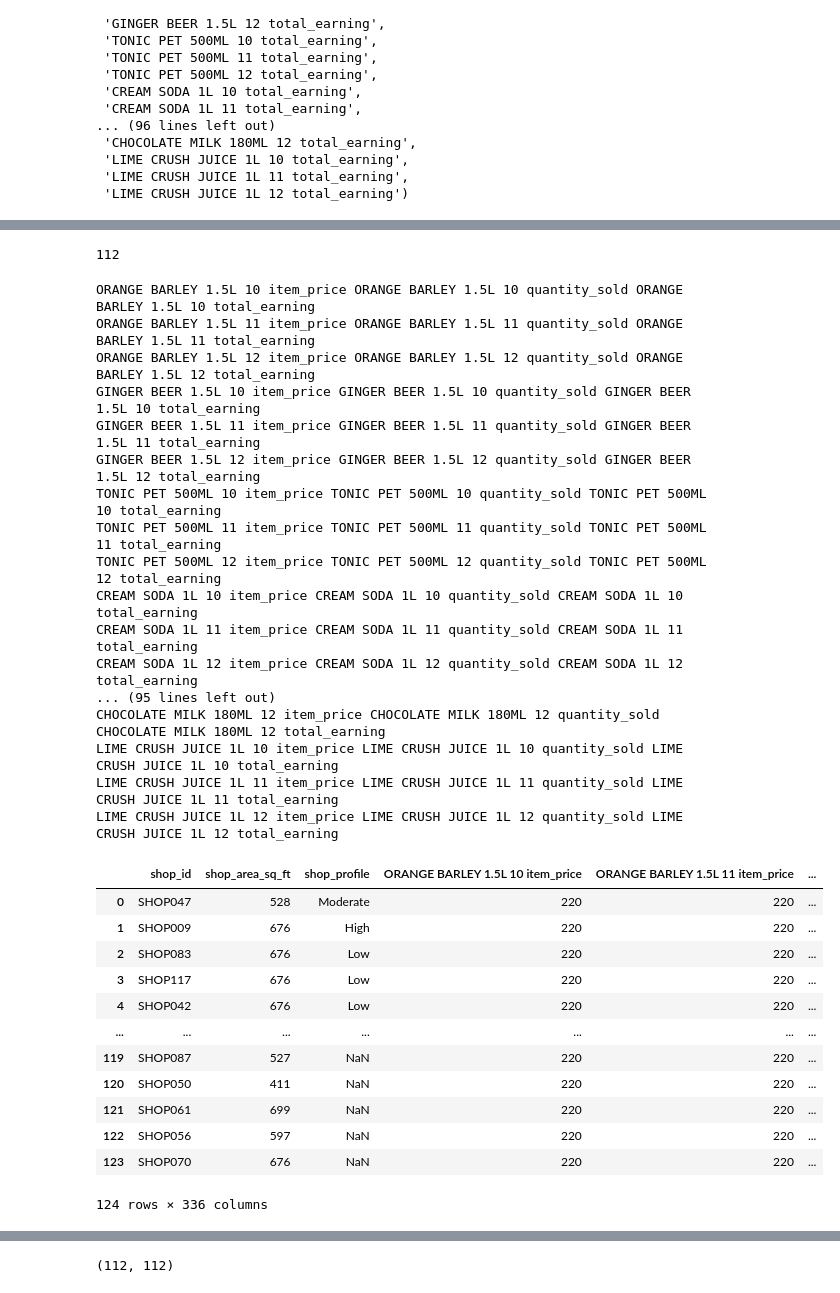
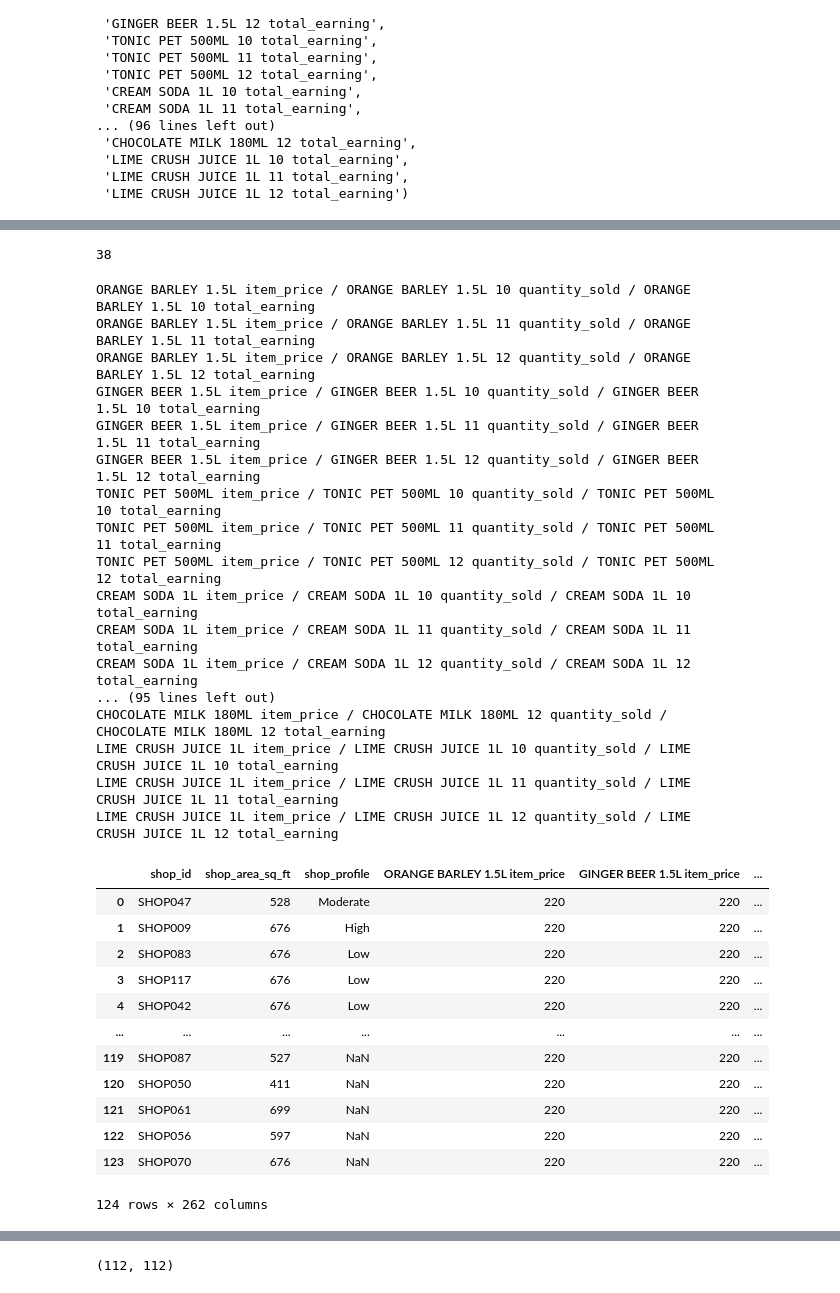
Before and after one commit to sandani98/DataStorm-4.0, a Jupyter notebook: data-storm-4/Day 3/main_day3.ipynb, the cells around one changed output, grey strips where cells are left out. Drawn from its saved outputs; the diff is of its cells as text; code cells hidden in the pictures.

```diff
--- a/data-storm-4/Day 3/main_day3.ipynb
+++ b/data-storm-4/Day 3/main_day3.ipynb
@@ -5,6 +5,6 @@ import matplotlib.pyplot as plt
 from datetime import datetime
 import math
 # %%
-historical_transaction_data = pd.read_csv('merged.csv')
+historical_transaction_data = pd.read_csv('Historical-transaction-data.csv')
 historical_transaction_data
 # %% [output]
@@ -24,5 +24,5 @@ historical_transaction_data
 # %%
-# historical_transaction_data['year'] = pd.DatetimeIndex(historical_transaction_data['transaction_date']).year
-# historical_transaction_data['month'] = pd.DatetimeIndex(historical_transaction_data['transaction_date']).month
-# historical_transaction_data['day'] = pd.DatetimeIndex(historical_transaction_data['transaction_date']).day
-# historical_transaction_data['earning'] = historical_transaction_data['item_price']*historical_transaction_data['quantity_sold']
+historical_transaction_data['year'] = pd.DatetimeIndex(historical_transaction_data['transaction_date']).year
+historical_transaction_data['month'] = pd.DatetimeIndex(historical_transaction_data['transaction_date']).month
+historical_transaction_data['day'] = pd.DatetimeIndex(historical_transaction_data['transaction_date']).day
+historical_transaction_data['earning'] = historical_transaction_data['item_price']*historical_transaction_data['quantity_sold']
@@ -344,32 +351,36 @@ stores3
 # %%
 len(header_lst_item_price)
 # %% [output]
-112
+38
 # %%
+j=1
 for i in range(1,112):
-    print(header_lst_item_price[i],header_lst_quantity_sold[i],header_lst_total_earning[i])
-    stores3[header_lst_total_earning[i]] = stores3[header_lst_item_price[i]]*stores3[header_lst_quantity_sold[i]]
+    print(header_lst_item_price[j],'/',header_lst_quantity_sold[i],'/',header_lst_total_earning[i])
+    stores3[header_lst_total_earning[i]] = stores3[header_lst_item_price[j]]*stores3[header_lst_quantity_sold[i]]
+    if i%3==0:
+        j+=1
+
 
 stores3
 # %% [output]
-ORANGE BARLEY 1.5L 10 item_price ORANGE BARLEY 1.5L 10 quantity_sold ORANGE BARLEY 1.5L 10 total_earning
-ORANGE BARLEY 1.5L 11 item_price ORANGE BARLEY 1.5L 11 quantity_sold ORANGE BARLEY 1.5L 11 total_earning
-ORANGE BARLEY 1.5L 12 item_price ORANGE BARLEY 1.5L 12 quantity_sold ORANGE BARLEY 1.5L 12 total_earning
-GINGER BEER 1.5L 10 item_price GINGER BEER 1.5L 10 quantity_sold GINGER BEER 1.5L 10 total_earning
-GINGER BEER 1.5L 11 item_price GINGER BEER 1.5L 11 quantity_sold GINGER BEER 1.5L 11 total_earning
-GINGER BEER 1.5L 12 item_price GINGER BEER 1.5L 12 quantity_sold GINGER BEER 1.5L 12 total_earning
-TONIC PET 500ML 10 item_price TONIC PET 500ML 10 quantity_sold TONIC PET 500ML 10 total_earning
-TONIC PET 500ML 11 item_price TONIC PET 500ML 11 quantity_sold TONIC PET 500ML 11 total_earning
-TONIC PET 500ML 12 item_price TONIC PET 500ML 12 quantity_sold TONIC PET 500ML 12 total_earning
-CREAM SODA 1L 10 item_price CREAM SODA 1L 10 quantity_sold CREAM SODA 1L 10 total_earning
-CREAM SODA 1L 11 item_price CREAM SODA 1L 11 quantity_sold CREAM SODA 1L 11 total_earning
-CREAM SODA 1L 12 item_price CREAM SODA 1L 12 quantity_sold CREAM SODA 1L 12 total_earning
+ORANGE BARLEY 1.5L item_price / ORANGE BARLEY 1.5L 10 quantity_sold / ORANGE BARLEY 1.5L 10 total_earning
+ORANGE BARLEY 1.5L item_price / ORANGE BARLEY 1.5L 11 quantity_sold / ORANGE BARLEY 1.5L 11 total_earning
+ORANGE BARLEY 1.5L item_price / ORANGE BARLEY 1.5L 12 quantity_sold / ORANGE BARLEY 1.5L 12 total_earning
+GINGER BEER 1.5L item_price / GINGER BEER 1.5L 10 quantity_sold / GINGER BEER 1.5L 10 total_earning
+GINGER BEER 1.5L item_price / GINGER BEER 1.5L 11 quantity_sold / GINGER BEER 1.5L 11 total_earning
+GINGER BEER 1.5L item_price / GINGER BEER 1.5L 12 quantity_sold / GINGER BEER 1.5L 12 total_earning
+TONIC PET 500ML item_price / TONIC PET 500ML 10 quantity_sold / TONIC PET 500ML 10 total_earning
+TONIC PET 500ML item_price / TONIC PET 500ML 11 quantity_sold / TONIC PET 500ML 11 total_earning
+TONIC PET 500ML item_price / TONIC PET 500ML 12 quantity_sold / TONIC PET 500ML 12 total_earning
+CREAM SODA 1L item_price / CREAM SODA 1L 10 quantity_sold / CREAM SODA 1L 10 total_earning
+CREAM SODA 1L item_price / CREAM SODA 1L 11 quantity_sold / CREAM SODA 1L 11 total_earning
+CREAM SODA 1L item_price / CREAM SODA 1L 12 quantity_sold / CREAM SODA 1L 12 total_earning
 ... (95 lines left out)
-CHOCOLATE MILK 180ML 12 item_price CHOCOLATE MILK 180ML 12 quantity_sold CHOCOLATE MILK 180ML 12 total_earning
-LIME CRUSH JUICE 1L 10 item_price LIME CRUSH JUICE 1L 10 quantity_sold LIME CRUSH JUICE 1L 10 total_earning
-LIME CRUSH JUICE 1L 11 item_price LIME CRUSH JUICE 1L 11 quantity_sold LIME CRUSH JUICE 1L 11 total_earning
-LIME CRUSH JUICE 1L 12 item_price LIME CRUSH JUICE 1L 12 quantity_sold LIME CRUSH JUICE 1L 12 total_earning
+CHOCOLATE MILK 180ML item_price / CHOCOLATE MILK 180ML 12 quantity_sold / CHOCOLATE MILK 180ML 12 total_earning
+LIME CRUSH JUICE 1L item_price / LIME CRUSH JUICE 1L 10 quantity_sold / LIME CRUSH JUICE 1L 10 total_earning
+LIME CRUSH JUICE 1L item_price / LIME CRUSH JUICE 1L 11 quantity_sold / LIME CRUSH JUICE 1L 11 total_earning
+LIME CRUSH JUICE 1L item_price / LIME CRUSH JUICE 1L 12 quantity_sold / LIME CRUSH JUICE 1L 12 total_earning
-|  | shop_id | shop_area_sq_ft | shop_profile | ORANGE BARLEY 1.5L 10 item_price | ORANGE BARLEY 1.5L 11 item_price | ... |
+|  | shop_id | shop_area_sq_ft | shop_profile | ORANGE BARLEY 1.5L item_price | GINGER BEER 1.5L item_price | ... |
 | 0 | SHOP047 | 528 | Moderate | 220 | 220 | ... |
 | 1 | SHOP009 | 676 | High | 220 | 220 | ... |
 | 2 | SHOP083 | 676 | Low | 220 | 220 | ... |
@@ -381,5 +392,5 @@ LIME CRUSH JUICE 1L 12 item_price LIME CRUSH JUICE 1L 12 quantity_sold LIME CRUS
 | 121 | SHOP061 | 699 | NaN | 220 | 220 | ... |
 | 122 | SHOP056 | 597 | NaN | 220 | 220 | ... |
 | 123 | SHOP070 | 676 | NaN | 220 | 220 | ... |
-124 rows × 336 columns
+124 rows × 262 columns
 # %%
```
Also changed, not shown: parts of 17 cells of this notebook, 18 other files.
